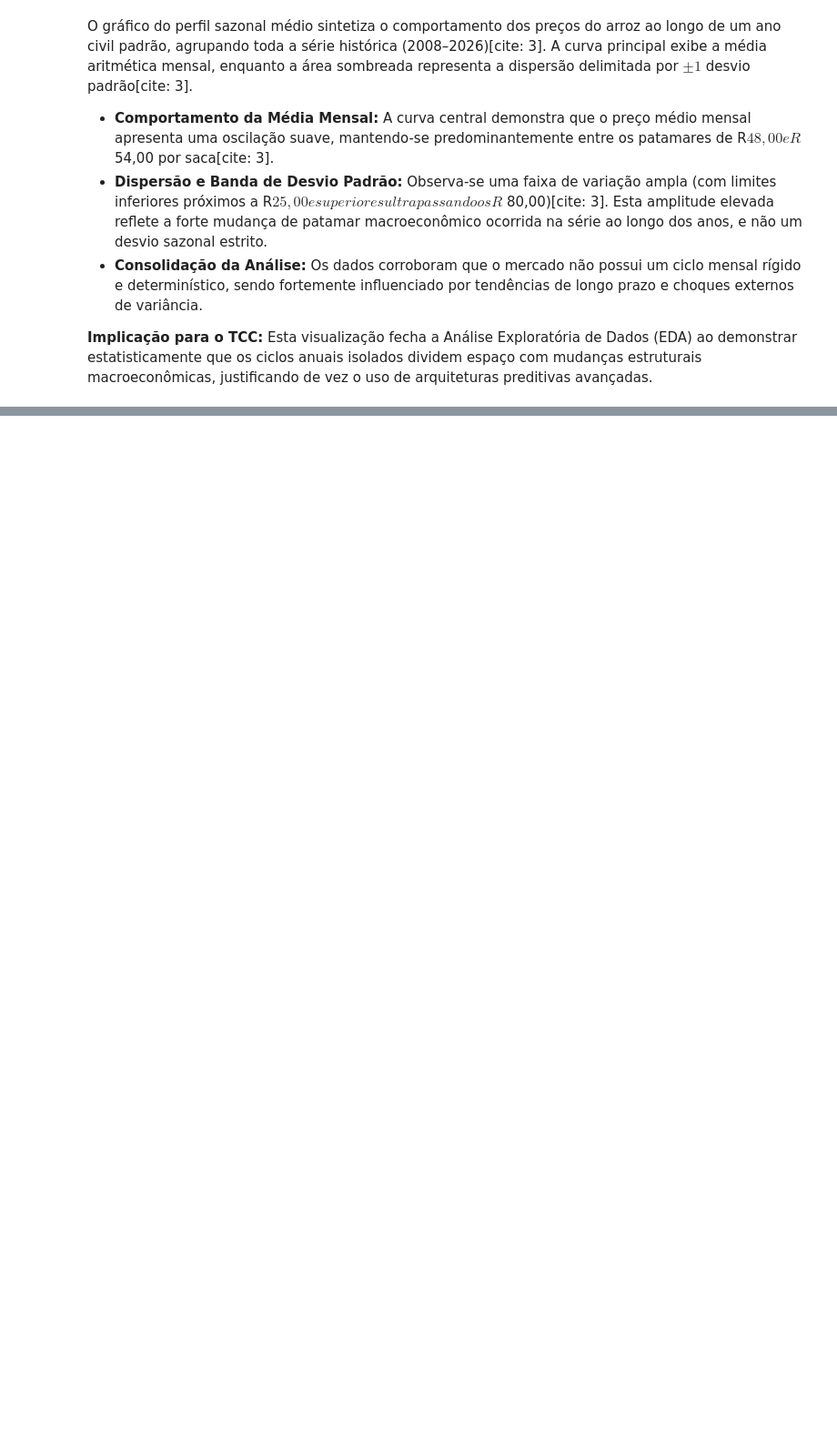
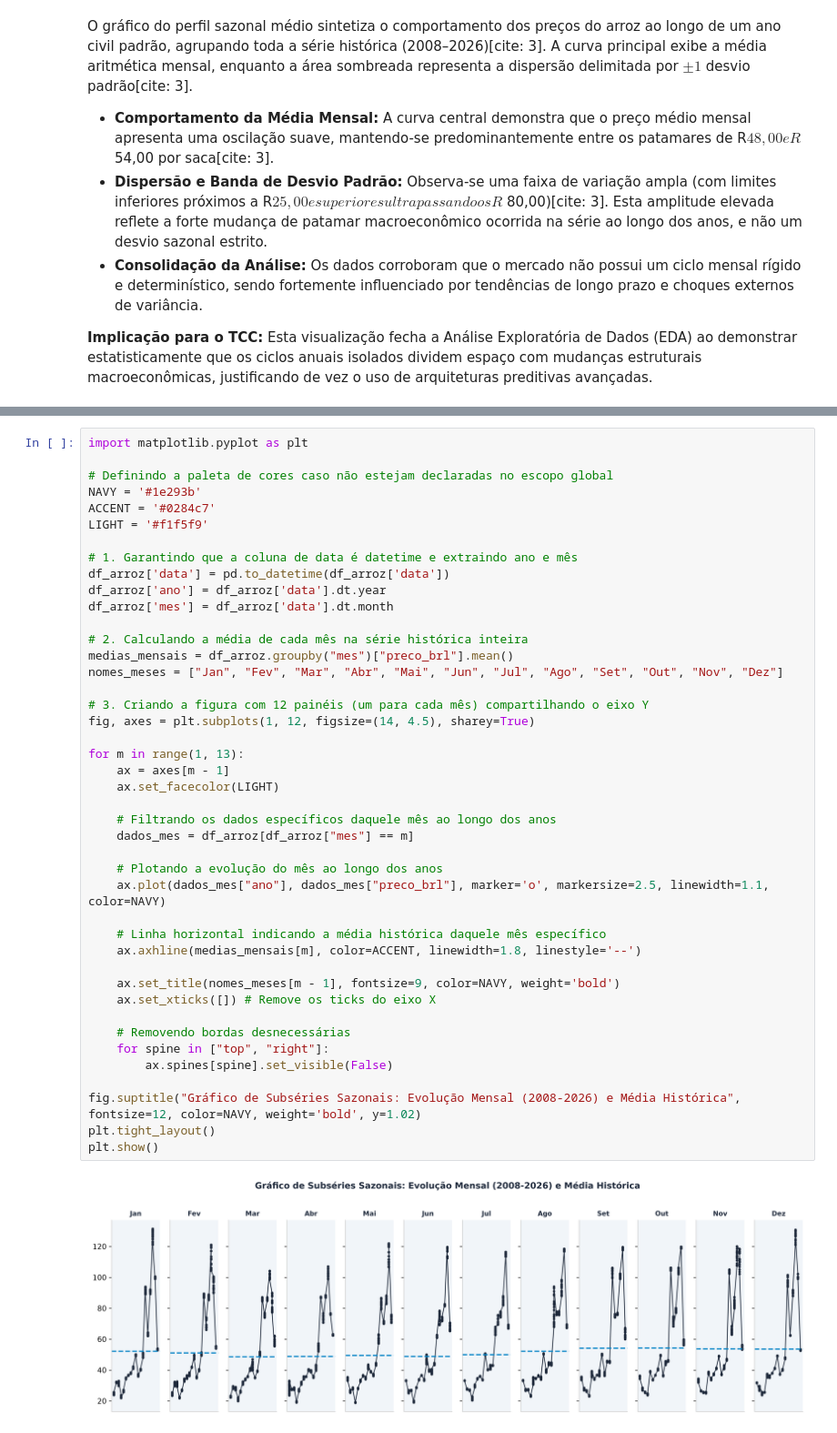
Before and after one commit to brunoOrigem/tcc-predicao-commodities-rs, a Jupyter notebook: notebooks/analise_exploratoria.ipynb, the cells around one changed output, grey strips where cells are left out. Shown at 91% size. Saved outputs shown, nothing was run; the diff lists cells and outputs as text; blank space fills up the shorter version.

Commit message:
docs(eda): adiciona graficos de lag 1 e lag 365 e subseries sazonais

```diff
--- a/notebooks/analise_exploratoria.ipynb
+++ b/notebooks/analise_exploratoria.ipynb
@@ -280,0 +285,45 @@ O gráfico do perfil sazonal médio sintetiza o comportamento dos preços do arr
+# %%
+import matplotlib.pyplot as plt
+
+# Definindo a paleta de cores caso não estejam declaradas no escopo global
+NAVY = '#1e293b'
+ACCENT = '#0284c7'
+LIGHT = '#f1f5f9'
+
+# 1. Garantindo que a coluna de data é datetime e extraindo ano e mês
+df_arroz['data'] = pd.to_datetime(df_arroz['data'])
+df_arroz['ano'] = df_arroz['data'].dt.year
+df_arroz['mes'] = df_arroz['data'].dt.month
+
+# 2. Calculando a média de cada mês na série histórica inteira
+medias_mensais = df_arroz.groupby("mes")["preco_brl"].mean()
+nomes_meses = ["Jan", "Fev", "Mar", "Abr", "Mai", "Jun", "Jul", "Ago", "Set", "Out", "Nov", "Dez"]
+
+# 3. Criando a figura com 12 painéis (um para cada mês) compartilhando o eixo Y
+fig, axes = plt.subplots(1, 12, figsize=(14, 4.5), sharey=True)
+
+for m in range(1, 13):
+    ax = axes[m - 1]
+    ax.set_facecolor(LIGHT)
+
+    # Filtrando os dados específicos daquele mês ao longo dos anos
+    dados_mes = df_arroz[df_arroz["mes"] == m]
+
+    # Plotando a evolução do mês ao longo dos anos
+    ax.plot(dados_mes["ano"], dados_mes["preco_brl"], marker='o', markersize=2.5, linewidth=1.1, color=NAVY)
+
+    # Linha horizontal indicando a média histórica daquele mês específico
+    ax.axhline(medias_mensais[m], color=ACCENT, linewidth=1.8, linestyle='--')
+
+    ax.set_title(nomes_meses[m - 1], fontsize=9, color=NAVY, weight='bold')
+    ax.set_xticks([]) # Remove os ticks do eixo X
+
+    # Removendo bordas desnecessárias
+    for spine in ["top", "right"]:
+        ax.spines[spine].set_visible(False)
+
+fig.suptitle("Gráfico de Subséries Sazonais: Evolução Mensal (2008-2026) e Média Histórica", fontsize=12, color=NAVY, weight='bold', y=1.02)
+plt.tight_layout()
+plt.show()
+# %% [output]
+[figure, added]
```
Also changed, not shown: parts of 5 cells of this notebook.
